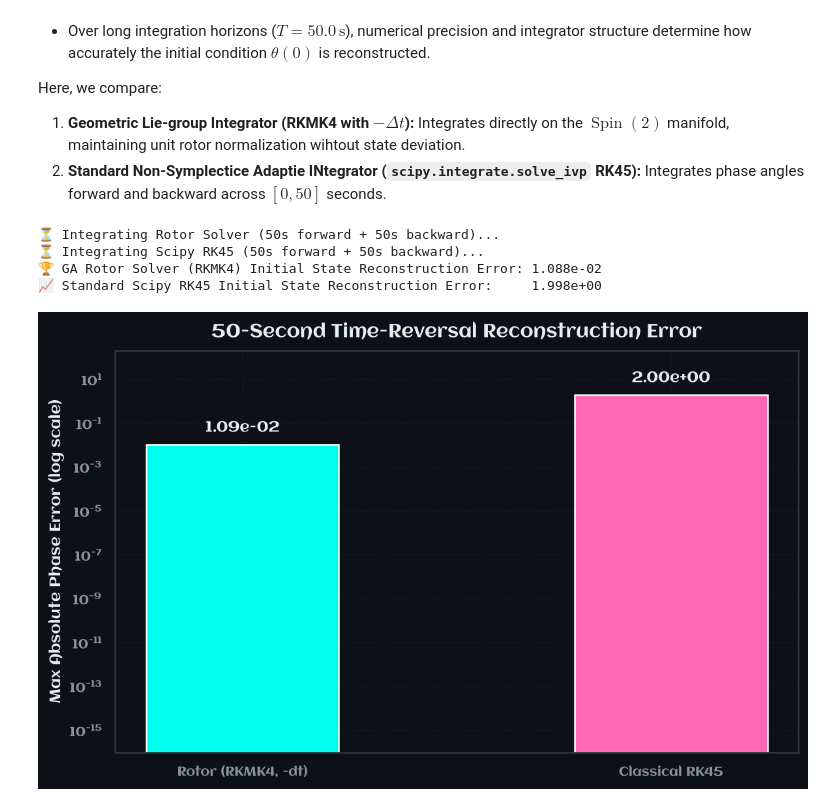
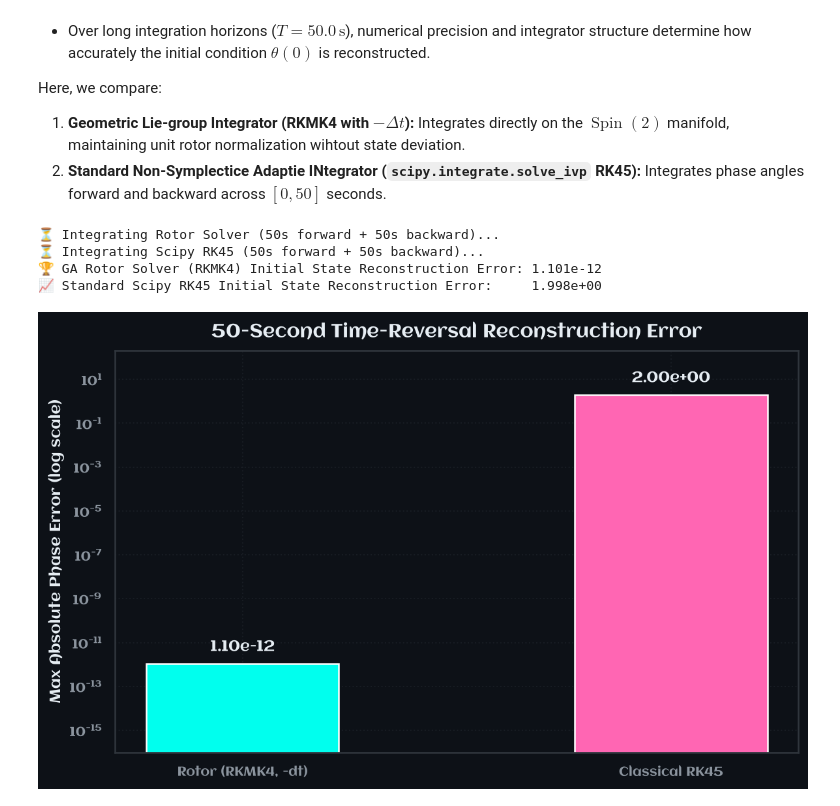
Before and after one commit to Scriber-Labs/kuramoto-benchmark-suite, a Jupyter notebook: examples/notebooks/sanity_checks.ipynb, the cells around one changed output. Saved outputs shown, nothing was run; the diff lists cells and outputs as text; code cells hidden in the pictures.

Commit message:
Revised energy diagnostics in `sanity_checks.ipynb` with algebraic velocity reconstruction. Updated output for phase divergence and energy drift metrics.

```diff
--- a/examples/notebooks/sanity_checks.ipynb
+++ b/examples/notebooks/sanity_checks.ipynb
@@ -246,17 +266,26 @@ def step_rkmk4_custom(
    solver: RotorSolver, K_val: float, dt_val: float
 ) -> np.ndarray:
     y0 = solver._rotor_array
+
+    # Stage 1
     w1 = solver._compute_bivector_omega_2d(y0, K_val)
+
+    # Stage 2: Step 0.5*dt from y0 using w1 to get y1
     y1 = solver._apply_bivector_step_2d(y0, w1, dt_val * 0.5)
+    w2 = solver._compute_bivector_omega_2d(y1, K_val)
 
-    w2 = solver._compute_bivector_omega_2d(y1, K_val)
+    # Stage 3: Step 0.5*dt from y1 using w2 to get y2 (Sequential Lie update)
     y2 = solver._apply_bivector_step_2d(y0, w2, dt_val * 0.5)
+    w3 = solver._compute_bivector_omega_2d(y2, K_val)
 
-    w3 = solver._compute_bivector_omega_2d(y2, K_val)
-    y3 = solver._apply_bivector_step_2d(y0, w3, dt_val * 0.5)
+    # Stage 4: Step 1.0*dt from y2 using w3 to get y3
+    y3 = solver._apply_bivector_step_2d(y0, w3, dt_val)
+    w4 = solver._compute_bivector_omega_2d(y3, K_val)
 
-    w4 = solver._compute_bivector_omega_2d(y3, K_val)
+    # Synthesize the 4th-order effective bivector velocity field update
     w_eff = (w1 + 2.0 * w2 + 2.0 * w3 + w4) / 6.0
+
+    # Apply full step from basepoint y0
     return solver._apply_bivector_step_2d(y0, w_eff, dt_val)
 
 # 3. Geometric Rotor Solver: forward 50s then Backward 50s (-dt)
@@ -336,32 +365,32 @@ colors = [PROJECT_COLORS["cyan_light"], PROJECT_COLORS["pink_vibrant"]]
 
 bars = ax.bar(methods, errors, color=colors, width=0.45, edgecolor="white", lw=1.2)
 ax.set_yscale("log")
 ax.set_title(
     "50-Second Time-Reversal Reconstruction Error",
     fontsize=14,
     fontweight="bold",
 )
 ax.set_ylabel("Max Absolute Phase Error (log scale)", fontsize=11)
 ax.set_ylim(1e-16, max(errors) * 100)
 
 for bar in bars:
     h = bar.get_height()
     ax.text(
         bar.get_x() + bar.get_width() / 2.0,
         h * 2.5,
         f"{h:.2e}",
         ha="center",
         va="bottom",
         fontsize=11,
         fontweight="bold",
         color=SCRIBER_PALETTE["text_primary"]
     )
 _apply_aclonica_font(ax)
 plt.tight_layout()
 plt.show()
 # %% [output]
 ⏳ Integrating Rotor Solver (50s forward + 50s backward)...
 ⏳ Integrating Scipy RK45 (50s forward + 50s backward)...
-🏆 GA Rotor Solver (RKMK4) Initial State Reconstruction Error: 1.088e-02
+🏆 GA Rotor Solver (RKMK4) Initial State Reconstruction Error: 1.101e-12
 📈 Standard Scipy RK45 Initial State Reconstruction Error:     1.998e+00
-[figure, old version]
+[figure, new version]
```
Also changed, not shown: parts of 2 cells of this notebook, 1 other file.
